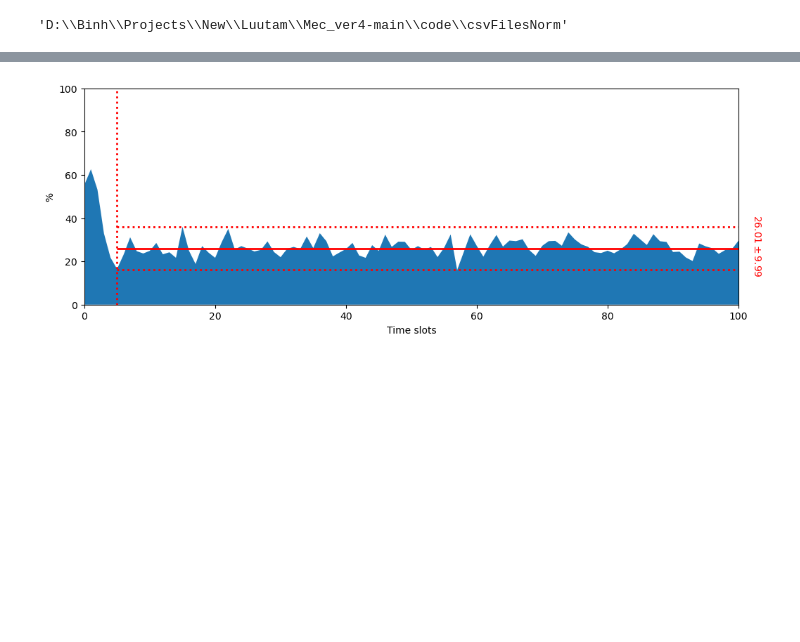
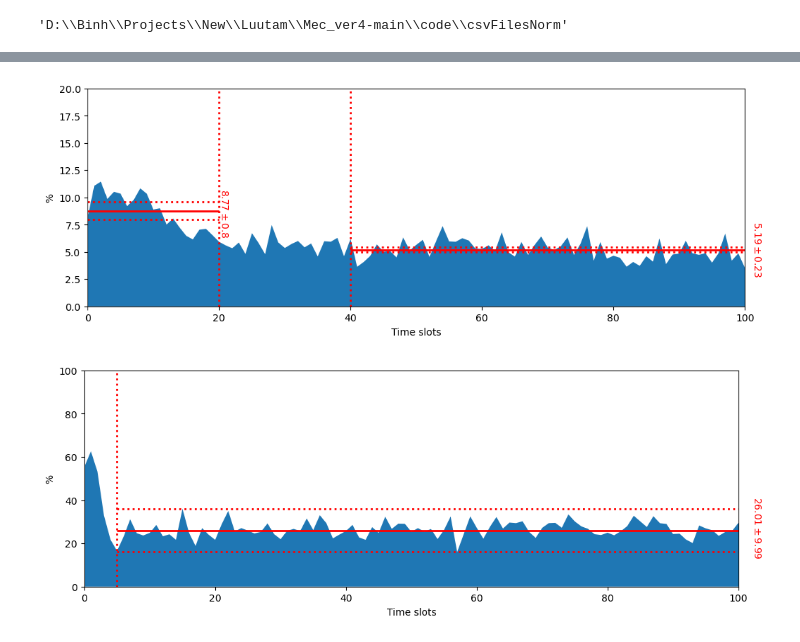
Before and after one commit to Tahuubinh/Offloading_to_Vehicles, a Jupyter notebook: Mec_ver4-main/code/csvFilesNorm/Plot_norm.ipynb, the cells around one changed output, grey strips where cells are left out. Saved outputs shown, nothing was run; the diff lists cells and outputs as text; code cells hidden in the pictures; blank space fills up the shorter version.

```diff
--- a/Mec_ver4-main/code/csvFilesNorm/Plot_norm.ipynb
+++ b/Mec_ver4-main/code/csvFilesNorm/Plot_norm.ipynb
@@ -597,3 +635,48 @@ plt.show()
+# %%
+plt.clf()
+df = pd.read_csv("kqBDQN_M900_1000_dyn_e0.1_k0.3_que10k_b0.5.csv").values
+df = df[:int(df.shape[0]+1),0]
+#df_slide_1000 = [df[i:(i+1000)] for i in 299]
+df = df.flatten()
+df_list = df.tolist()
+df_list
+data = pd.read_csv("BDQL_5phut_M900_1000_dyn_e0.1_k0.3_que10k_b0.5.csv").values
+nb_steps = data[:,5].flatten().tolist()
+step = data[:,6].flatten().tolist()
+# df_list_splice = [list(df_list[int(i - j): int(i)]) for j in nb_steps for i in step]
+# df_list_splice
+test = [df_list[int(i - j): int(i)] for j, i in zip(nb_steps, step)]
+test.pop(-1) # somehow the last is empty
+sum_of_subtest = [sum(sublist) / len(sublist) * 100 for sublist in test]
+plt.fill_between([i for i in range(len(sum_of_subtest))], 0, sum_of_subtest)
+#plt.title("Percentage of exploration (Db-DQN)")
+plt.xlabel("Time slots")
+plt.ylabel("%")
+plt.axis([0, 100, 0, 20])
+xmin, xmax = 40, 101
+min_hline, average_hline, max_hline = confidence_interval(sum_of_subtest[xmin:xmax])
+err = average_hline - min_hline
+plt.hlines(y=min_hline, xmin=xmin, xmax=xmax, linewidth=2, color='r', linestyle = ':')
+plt.hlines(y=max_hline, xmin=xmin, xmax=xmax, linewidth=2, color='r', linestyle = ':')
+plt.hlines(y=average_hline, xmin=xmin, xmax=xmax, linewidth=2, color='r', linestyle = '-')
+plt.vlines(x = xmin, ymin = 0, ymax=20, linewidth=2, color='r', linestyle = ':')
+plt.text(xmax, average_hline - 2.3, '$ '+str(round(average_hline,2))+'\pm '+
+         str(round(err,2))+'$', fontsize = 10, color = 'red', rotation=-90)
+
+xmin, xmax = 0, 20
+min_hline, average_hline, max_hline = confidence_interval(sum_of_subtest[xmin:xmax])
+err = average_hline - min_hline
+err = average_hline - min_hline
+plt.hlines(y=min_hline, xmin=xmin, xmax=xmax, linewidth=2, color='r', linestyle = ':')
+plt.hlines(y=max_hline, xmin=xmin, xmax=xmax, linewidth=2, color='r', linestyle = ':')
+plt.hlines(y=average_hline, xmin=xmin, xmax=xmax, linewidth=2, color='r', linestyle = '-')
+plt.vlines(x = xmax, ymin = 0, ymax=20, linewidth=2, color='r', linestyle = ':')
+plt.text(xmax, average_hline - 2.3, '$ '+str(round(average_hline,2))+'\pm '+
+         str(round(err,2))+'$', fontsize = 10, color = 'red', rotation=-90)
+#plt.savefig("../../Pictures/Percentage_DbDQN.pdf")
+plt.show()
+# %% [output]
+[figure, added]
 # %%
 plt.clf()
 df = pd.read_csv("kq_M900_1000_0.9_exlre0.0.csv").values
```
Also changed, not shown: parts of 8 cells of this notebook, 5 other files.
